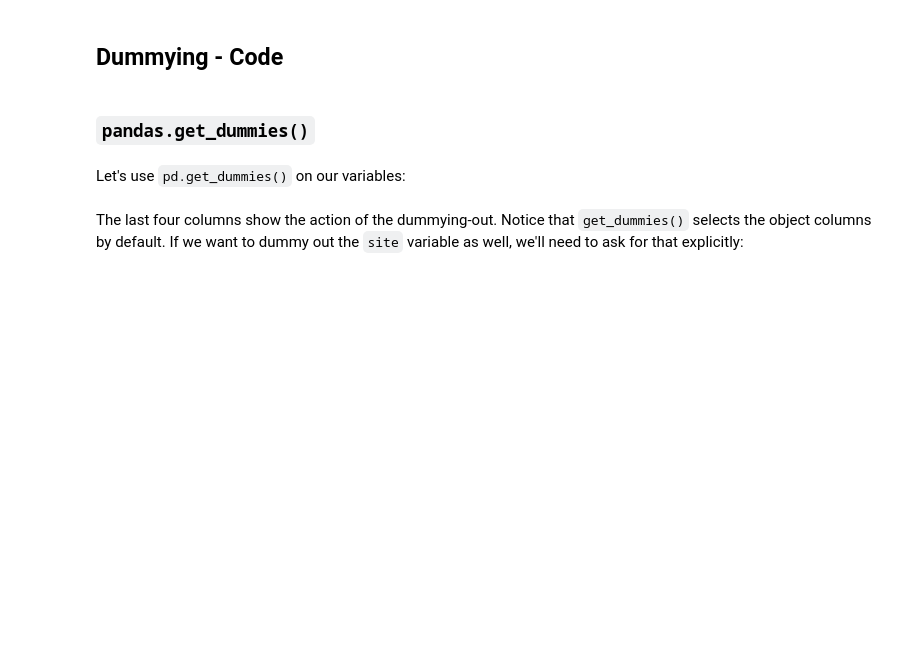
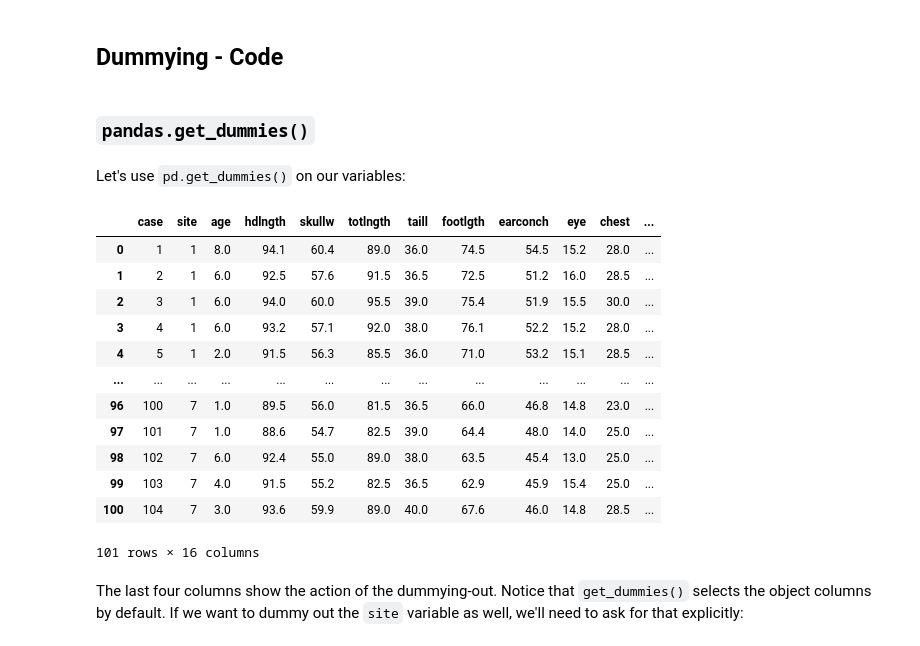
Before and after one commit to flatiron-school/ntl01-dtsc-live-103122, a Jupyter notebook: 2Phase/31-regression_categorical_variables.ipynb, the cells around one changed output. Cells and saved outputs as stored; diff of their text form; code cells hidden in the pictures; blank space fills up the shorter version.

```diff
--- a/2Phase/31-regression_categorical_variables.ipynb
+++ b/2Phase/31-regression_categorical_variables.ipynb
@@ -63,0 +105,4 @@ That's only three missing values. Let's go ahead and drop those rows:
+# %%
+# Drop Nulls
+possums_no_nulls = possums.dropna().reset_index(drop=True)
+possums_no_nulls.head()
@@ -118,5 +195,20 @@ Let's use `pd.get_dummies()` on our variables:
 # %%
 # Get Dummies
+pd.get_dummies(possums_no_nulls)
+# %% [output]
+|  | case | site | age | hdlngth | skullw | totlngth | taill | footlgth | earconch | eye | chest | ... |
+| 0 | 1 | 1 | 8.0 | 94.1 | 60.4 | 89.0 | 36.0 | 74.5 | 54.5 | 15.2 | 28.0 | ... |
+| 1 | 2 | 1 | 6.0 | 92.5 | 57.6 | 91.5 | 36.5 | 72.5 | 51.2 | 16.0 | 28.5 | ... |
+| 2 | 3 | 1 | 6.0 | 94.0 | 60.0 | 95.5 | 39.0 | 75.4 | 51.9 | 15.5 | 30.0 | ... |
+| 3 | 4 | 1 | 6.0 | 93.2 | 57.1 | 92.0 | 38.0 | 76.1 | 52.2 | 15.2 | 28.0 | ... |
+| 4 | 5 | 1 | 2.0 | 91.5 | 56.3 | 85.5 | 36.0 | 71.0 | 53.2 | 15.1 | 28.5 | ... |
+| ... | ... | ... | ... | ... | ... | ... | ... | ... | ... | ... | ... | ... |
+| 96 | 100 | 7 | 1.0 | 89.5 | 56.0 | 81.5 | 36.5 | 66.0 | 46.8 | 14.8 | 23.0 | ... |
+| 97 | 101 | 7 | 1.0 | 88.6 | 54.7 | 82.5 | 39.0 | 64.4 | 48.0 | 14.0 | 25.0 | ... |
+| 98 | 102 | 7 | 6.0 | 92.4 | 55.0 | 89.0 | 38.0 | 63.5 | 45.4 | 13.0 | 25.0 | ... |
+| 99 | 103 | 7 | 4.0 | 91.5 | 55.2 | 82.5 | 36.5 | 62.9 | 45.9 | 15.4 | 25.0 | ... |
+| 100 | 104 | 7 | 3.0 | 93.6 | 59.9 | 89.0 | 40.0 | 67.6 | 46.0 | 14.8 | 28.5 | ... |
+101 rows × 16 columns
 # %% [markdown]
 The last four columns show the action of the dummying-out. Notice that `get_dummies()` selects the object columns by default. If we want to dummy out the `site` variable as well, we'll need to ask for that explicitly:
 # %%
```
Also changed, not shown: parts of 44 cells of this notebook.
